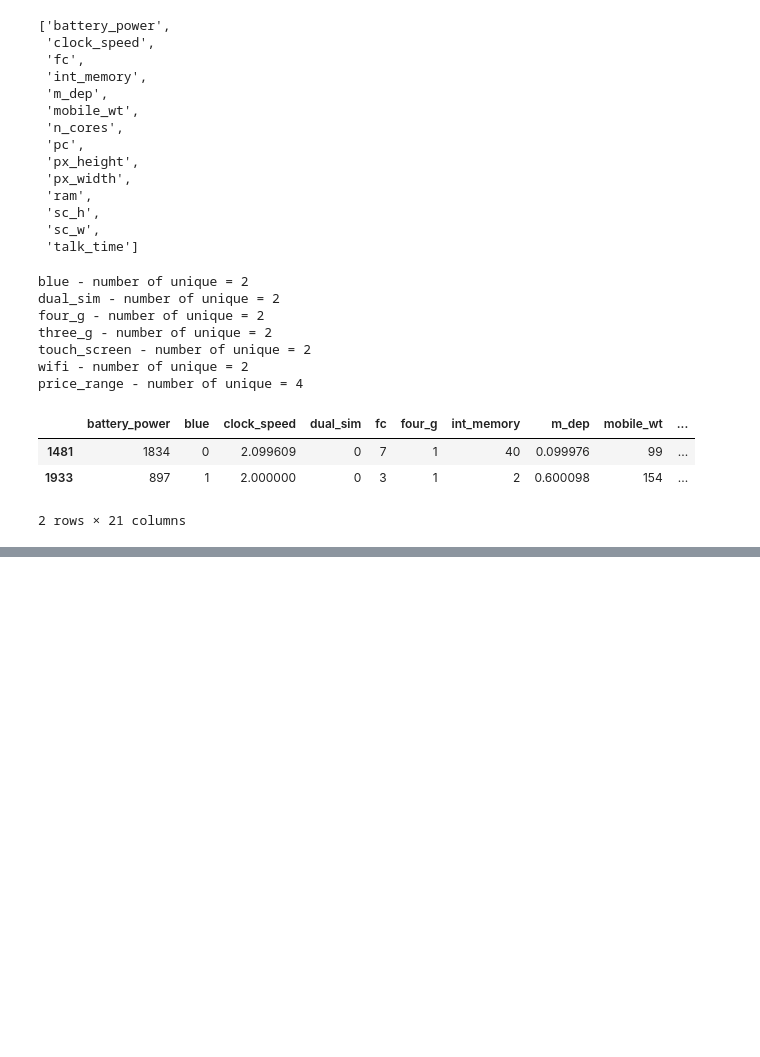
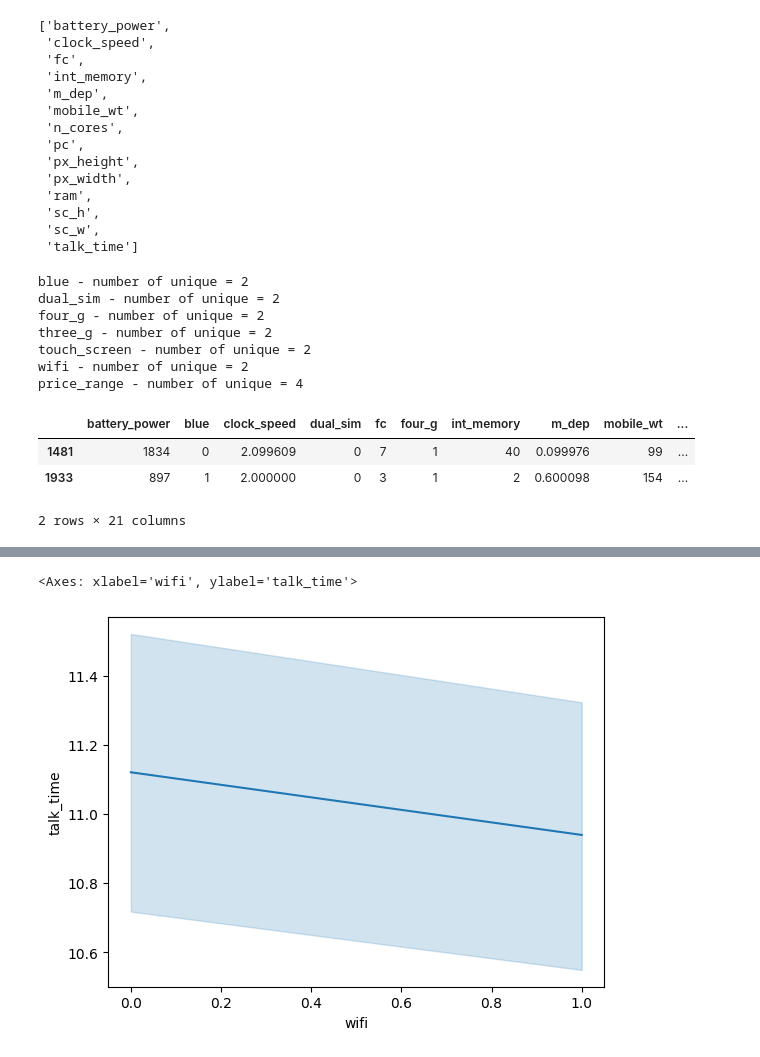
Before and after one commit to d1alekt1k8/rep_iis_lab1, a Jupyter notebook: eda/eda.ipynb, the cells around one changed output, grey strips where cells are left out. Drawn from its saved outputs; the diff is of its cells as text; code cells hidden in the pictures; blank space fills up the shorter version.

```diff
--- a/eda/eda.ipynb
+++ b/eda/eda.ipynb
@@ -222,0 +297,6 @@ df.describe()
+# %%
+sns.lineplot(df,x='wifi',y='talk_time')
+# GRAPH2
+# %% [output]
+<Axes: xlabel='wifi', ylabel='talk_time'>
+[figure, added]
```
Also changed, not shown: parts of 11 cells of this notebook, 1 other file.
